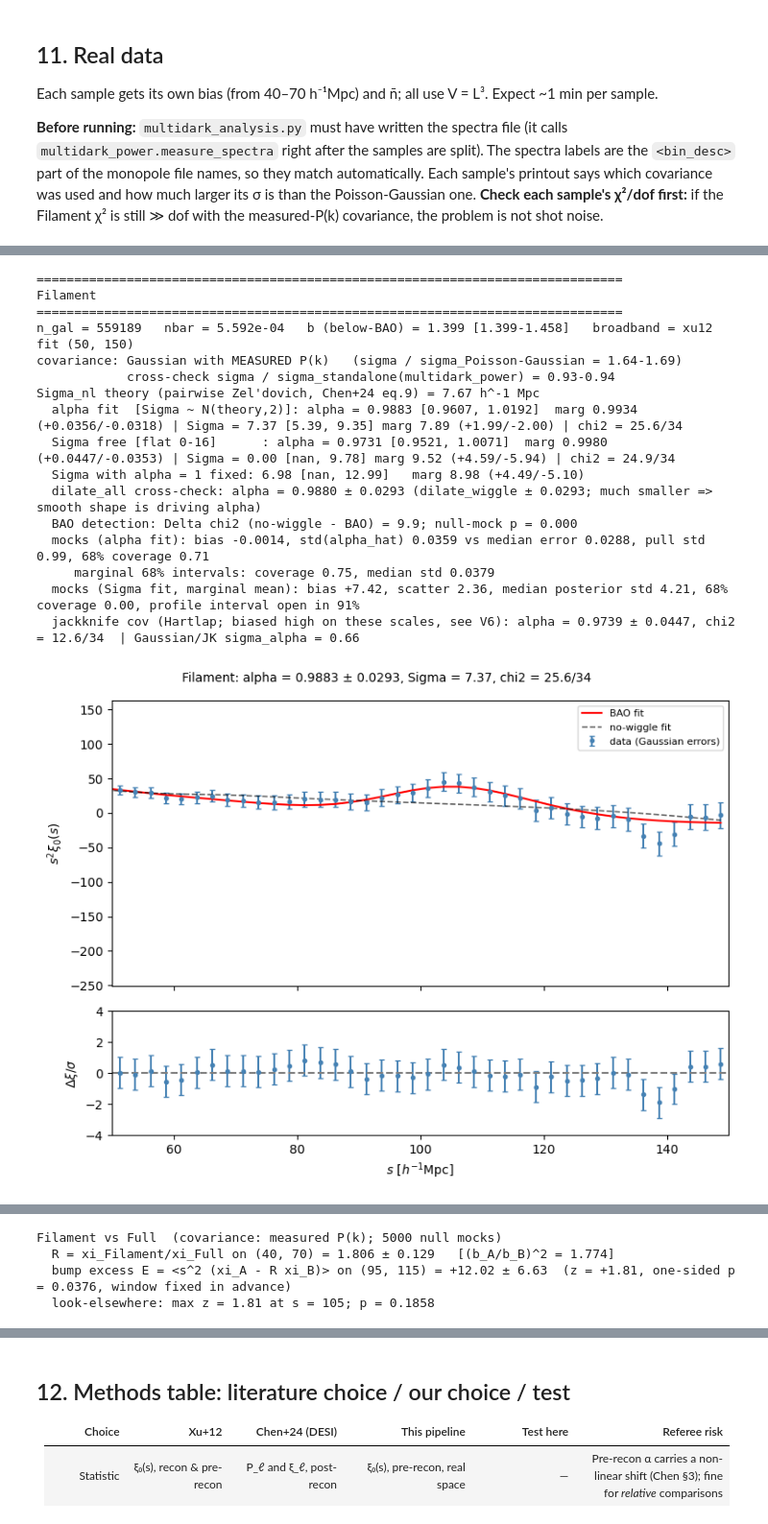
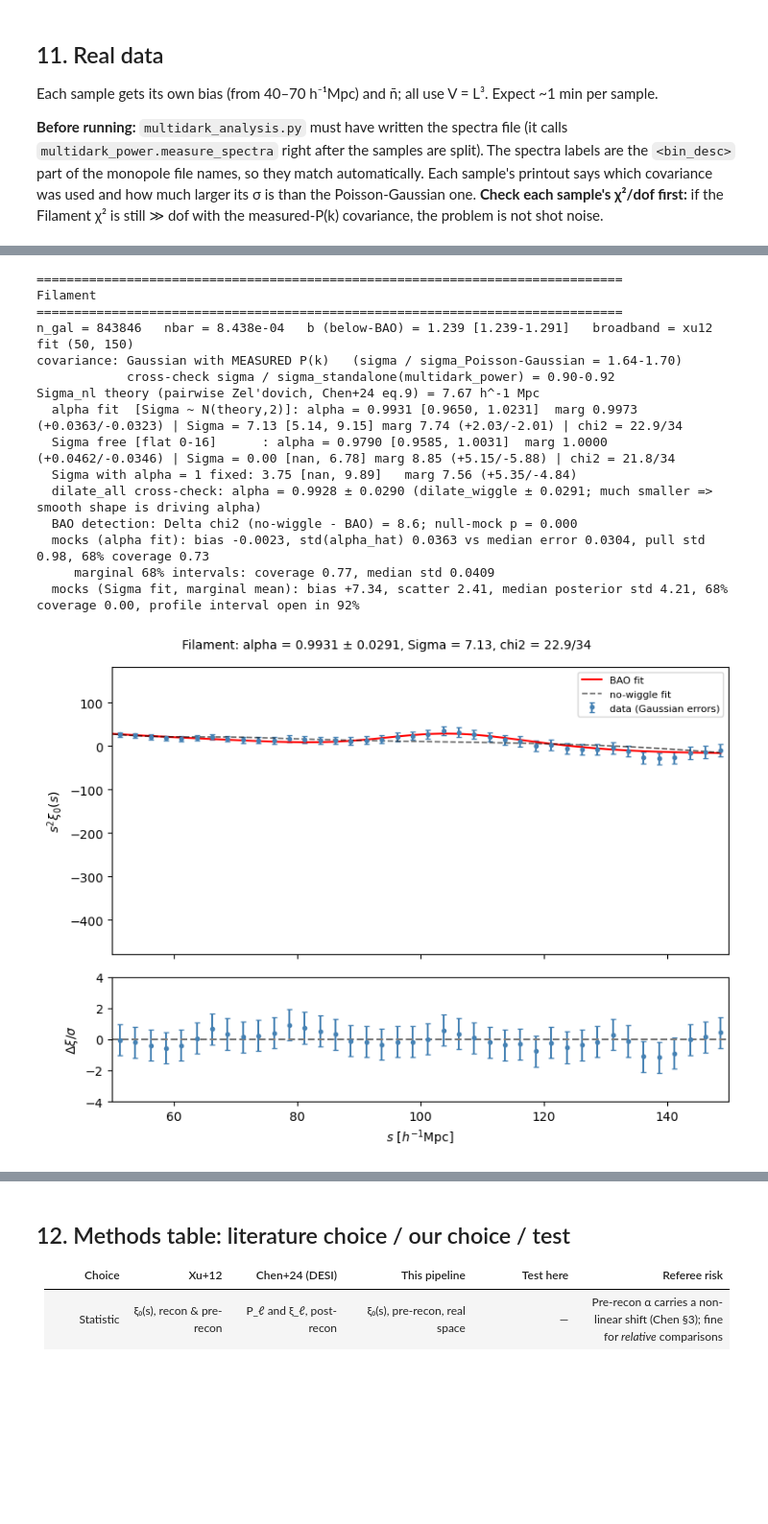
Before and after one commit to FedeDavilaKurban/filbao-md, a Jupyter notebook: bao_fitting_gaussian.ipynb, the cells around one changed output, grey strips where cells are left out. Shown at 96% size. Cells and saved outputs as stored; diff of their text form; code cells hidden in the pictures; blank space fills up the shorter version.

```diff
--- a/bao_fitting_gaussian.ipynb
+++ b/bao_fitting_gaussian.ipynb
@@ -1679,7 +1679,7 @@ binsep = 2.5      # must match bin_size_2d used in multidark_analysis.py.
 base = f'../data/monopoles/box/mag=-21.2_sep=5.0-150.0_binsep={binsep:.1f}_'
 samples = {
     'Full':         base + 'full.npz',
-    'Filament':     base + '0.0-d_mathrmfilleq3.0.npz',
+    'Filament':     base + '0.0-d_mathrmfilleq5.0.npz',
     'Non-filament': base + '10.0-d_mathrmfilleq100.0.npz',
     # Add the new subsamples here, with the file suffix multidark_analysis.py writes, e.g.
     # 'Fil dense':        base + '<bin_desc>.npz',
@@ -1729,22 +1729,21 @@ Sigma_nl theory (pairwise Zel'dovich, Chen+24 eq.9) = 7.67 h^-1 Mpc
   jackknife cov (Hartlap; biased high on these scales, see V6): alpha = 0.9752 ± 0.0216, chi2 = 10.1/34  | Gaussian/JK sigma_alpha = 0.89
 [figure]
 ==============================================================================
 Filament
 ==============================================================================
-n_gal = 559189   nbar = 5.592e-04   b (below-BAO) = 1.399 [1.399-1.458]   broadband = xu12   fit (50, 150)
-covariance: Gaussian with MEASURED P(k)   (sigma / sigma_Poisson-Gaussian = 1.64-1.69)
-            cross-check sigma / sigma_standalone(multidark_power) = 0.93-0.94
+n_gal = 843846   nbar = 8.438e-04   b (below-BAO) = 1.239 [1.239-1.291]   broadband = xu12   fit (50, 150)
+covariance: Gaussian with MEASURED P(k)   (sigma / sigma_Poisson-Gaussian = 1.64-1.70)
+            cross-check sigma / sigma_standalone(multidark_power) = 0.90-0.92
 Sigma_nl theory (pairwise Zel'dovich, Chen+24 eq.9) = 7.67 h^-1 Mpc
-  alpha fit  [Sigma ~ N(theory,2)]: alpha = 0.9883 [0.9607, 1.0192]  marg 0.9934 (+0.0356/-0.0318) | Sigma = 7.37 [5.39, 9.35] marg 7.89 (+1.99/-2.00) | chi2 = 25.6/34
-  Sigma free [flat 0-16]      : alpha = 0.9731 [0.9521, 1.0071]  marg 0.9980 (+0.0447/-0.0353) | Sigma = 0.00 [nan, 9.78] marg 9.52 (+4.59/-5.94) | chi2 = 24.9/34
-  Sigma with alpha = 1 fixed: 6.98 [nan, 12.99]   marg 8.98 (+4.49/-5.10)
-  dilate_all cross-check: alpha = 0.9880 ± 0.0293 (dilate_wiggle ± 0.0293; much smaller => smooth shape is driving alpha)
-  BAO detection: Delta chi2 (no-wiggle - BAO) = 9.9; null-mock p = 0.000
-  mocks (alpha fit): bias -0.0014, std(alpha_hat) 0.0359 vs median error 0.0288, pull std 0.99, 68% coverage 0.71
-     marginal 68% intervals: coverage 0.75, median std 0.0379
-  mocks (Sigma fit, marginal mean): bias +7.42, scatter 2.36, median posterior std 4.21, 68% coverage 0.00, profile interval open in 91%
-  jackknife cov (Hartlap; biased high on these scales, see V6): alpha = 0.9739 ± 0.0447, chi2 = 12.6/34  | Gaussian/JK sigma_alpha = 0.66
+  alpha fit  [Sigma ~ N(theory,2)]: alpha = 0.9931 [0.9650, 1.0231]  marg 0.9973 (+0.0363/-0.0323) | Sigma = 7.13 [5.14, 9.15] marg 7.74 (+2.03/-2.01) | chi2 = 22.9/34
+  Sigma free [flat 0-16]      : alpha = 0.9790 [0.9585, 1.0031]  marg 1.0000 (+0.0462/-0.0346) | Sigma = 0.00 [nan, 6.78] marg 8.85 (+5.15/-5.88) | chi2 = 21.8/34
+  Sigma with alpha = 1 fixed: 3.75 [nan, 9.89]   marg 7.56 (+5.35/-4.84)
+  dilate_all cross-check: alpha = 0.9928 ± 0.0290 (dilate_wiggle ± 0.0291; much smaller => smooth shape is driving alpha)
+  BAO detection: Delta chi2 (no-wiggle - BAO) = 8.6; null-mock p = 0.000
+  mocks (alpha fit): bias -0.0023, std(alpha_hat) 0.0363 vs median error 0.0304, pull std 0.98, 68% coverage 0.73
+     marginal 68% intervals: coverage 0.77, median std 0.0409
+  mocks (Sigma fit, marginal mean): bias +7.34, scatter 2.41, median posterior std 4.21, 68% coverage 0.00, profile interval open in 92%
-[figure, old version]
+[figure, new version]
 WARNING bias estimate unstable across ranges: (30, 60): 0.682, (40, 70): 0.802, (35, 75): 0.750  -> check the monopole at 30-75 h^-1 Mpc; the covariance scales as b^4 at k < 0.08
 
 ==============================================================================
@@ -1789,4 +1786,0 @@ Differences (Sigma-free fit; correlated Gaussian mocks of the same box, n = 400)
-Filament vs Full  (covariance: measured P(k); 5000 null mocks)
-  R = xi_Filament/xi_Full on (40, 70) = 1.806 ± 0.129   [(b_A/b_B)^2 = 1.774]
-  bump excess E = <s^2 (xi_A - R xi_B)> on (95, 115) = +12.02 ± 6.63  (z = +1.81, one-sided p = 0.0376, window fixed in advance)
-  look-elsewhere: max z = 1.81 at s = 105; p = 0.1858
```
Also changed, not shown: parts of 1 cell of this notebook, 1 other file.
